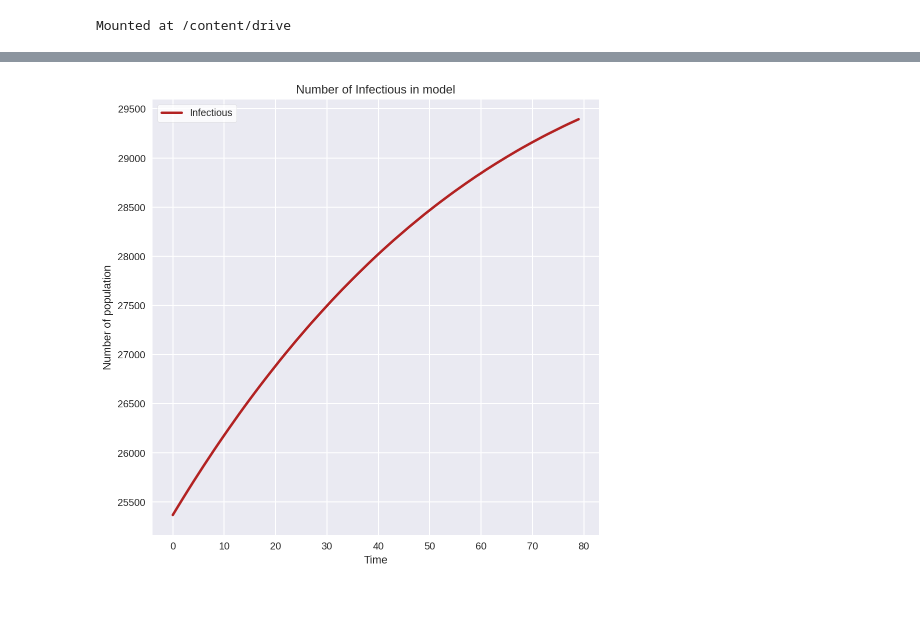
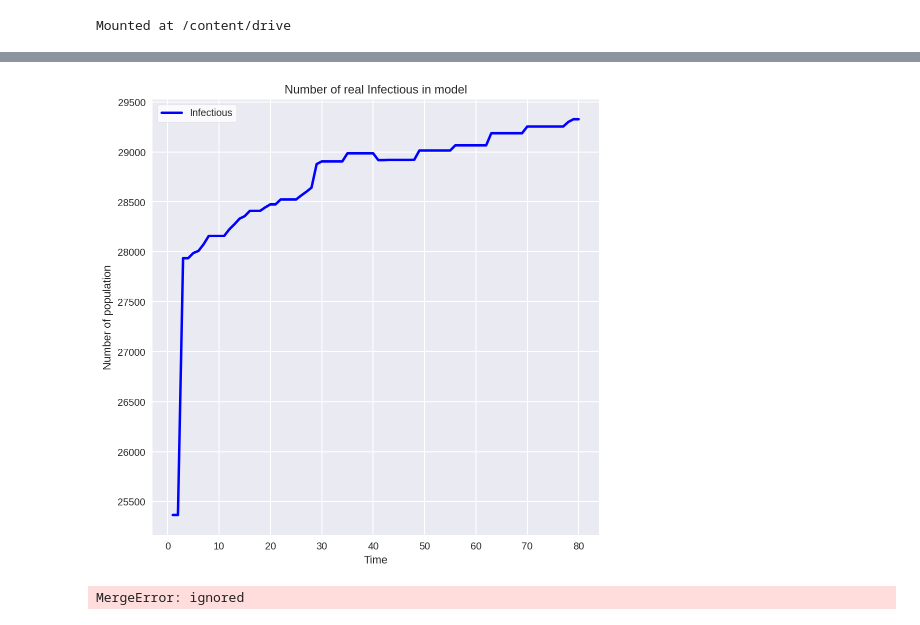
Before and after one commit to Khemapsorn/data_viz_2022, a Jupyter notebook: SVEIQCR.ipynb, the cells around one changed output, grey strips where cells are left out. Saved outputs shown, nothing was run; the diff lists cells and outputs as text; code cells hidden in the pictures.

```diff
--- a/SVEIQCR.ipynb
+++ b/SVEIQCR.ipynb
@@ -431,0 +413,3 @@ simulationResult
+# %%
+data_real =data.dropna()
+data_real
@@ -432,11 +430,17 @@ simulationResult
 # %%
 plt.figure (figsize = (8, 8))
 with plt.style.context('seaborn'):
-    plt.title('Number of Infectious in model')
+    plt.title('Number of real Infectious in model')
     plt.xlabel('Time')
     plt.ylabel('Number of population')
-    plt.plot(simulationResult['Infectious'], c = 'firebrick', linewidth = 2.5,label = 'Infectious')
+    plt.plot(data_real ['real data'], c = 'blue', linewidth = 2.5,label = 'Infectious')
     plt.legend(frameon = True, facecolor = 'white') # โชว์เส้นกริด ทำเป็นสีขาว
     plt.show()
 # %% [output]
-[figure, old version]
+[figure, new version]
+# %%
+# ต่อตาราง add variable
+infected_data = data_real.merge(data_pred)
+infected_data .head()
+# %% [output]
+MergeError: ignored
```
Also changed, not shown: parts of 34 cells of this notebook.
